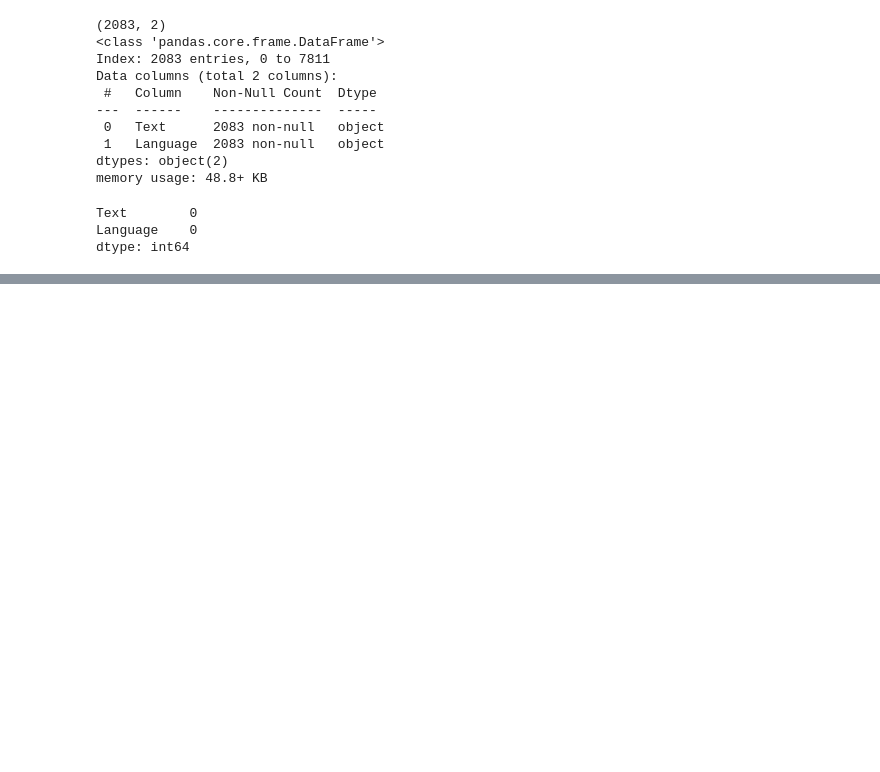
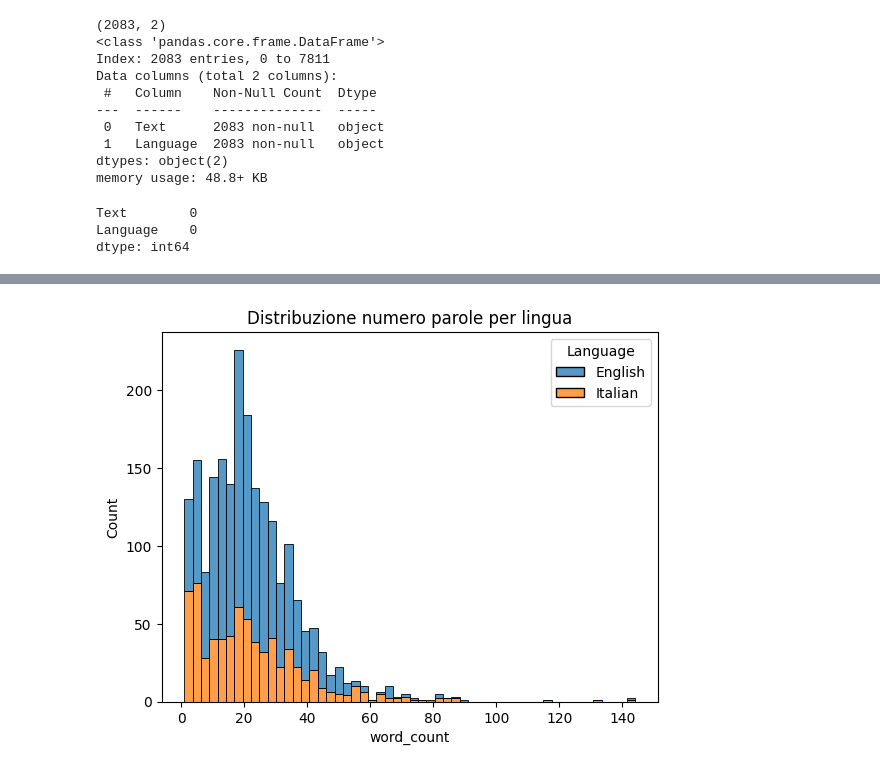
Before and after one commit to Simone-Smaldore/Language-Classifier, a Jupyter notebook: Data_cleaning.ipynb, the cells around one changed output, grey strips where cells are left out. Drawn from its saved outputs; the diff is of its cells as text; code cells hidden in the pictures; blank space fills up the shorter version.

```diff
--- a/Data_cleaning.ipynb
+++ b/Data_cleaning.ipynb
@@ -40,0 +50,5 @@ Name: Text, dtype: object
+# %%
+df_iteng['text_length'] = df_iteng['Text'].apply(len)
+df_iteng['word_count'] = df_iteng['Text'].apply(lambda x: len(str(x).split()))
+
+df_iteng[['text_length', 'word_count']].describe()
@@ -40,0 +65,8 @@ Name: Text, dtype: object
+# %%
+#Importante per verificare
+
+sns.histplot(data=df_iteng, x='word_count', bins='auto', kde=False, hue='Language', multiple='stack')
+plt.title("Distribuzione numero parole per lingua")
+plt.show()
+# %% [output]
+[figure, added]
```
Also changed, not shown: parts of 6 cells of this notebook, 3 other files.
